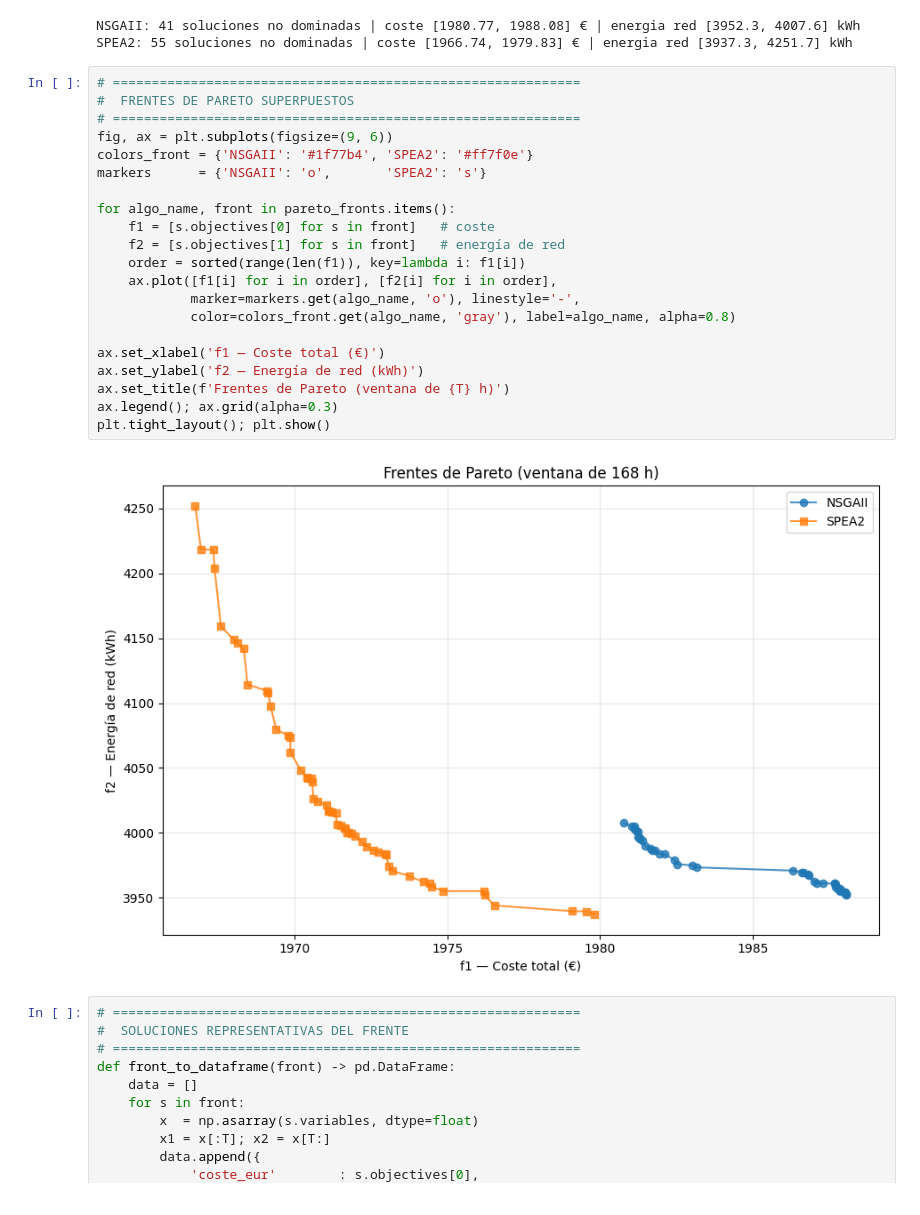
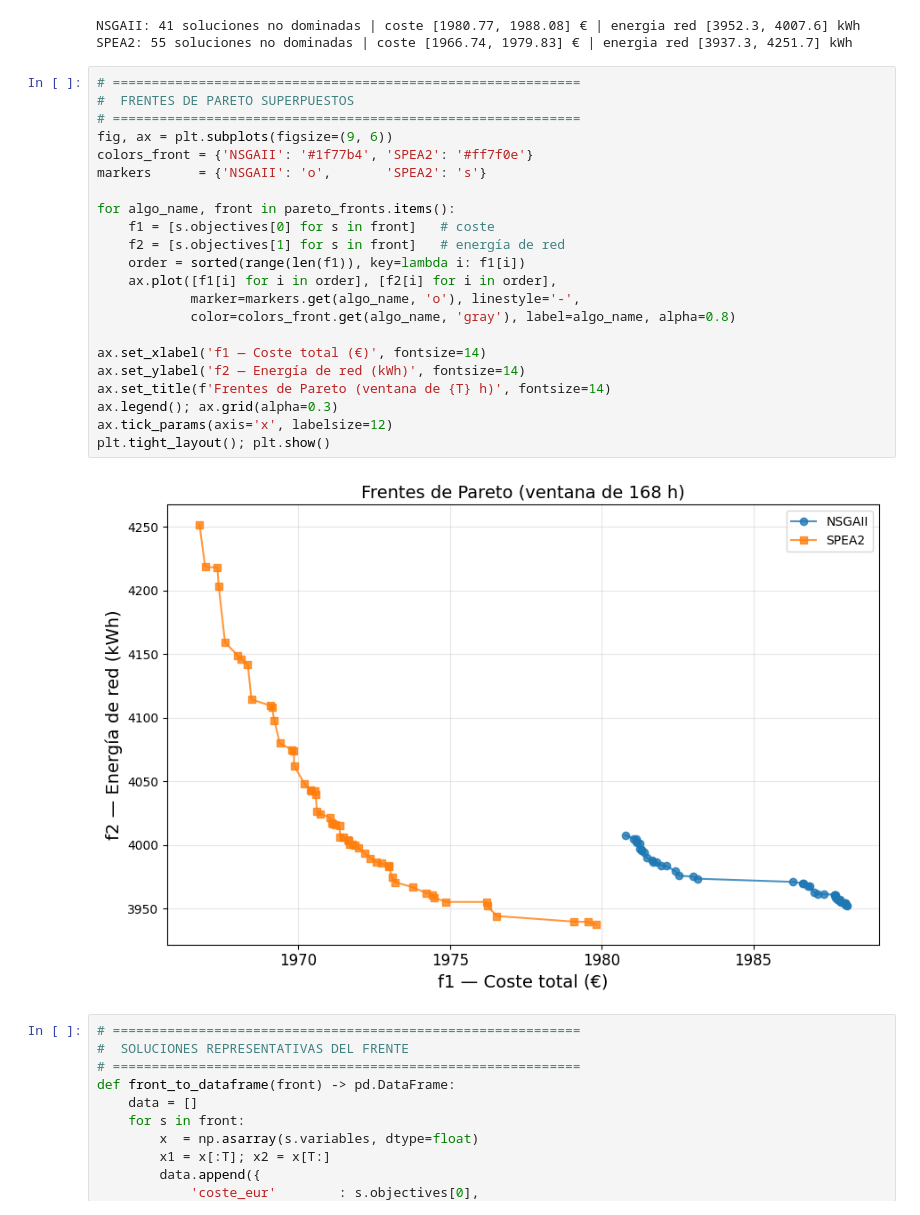
Before and after one commit to NereaPerez473/Reto04_Grupo05, a Jupyter notebook: optimizacion/Optimizacion.ipynb, the cells around one changed output. Saved outputs shown, nothing was run; the diff lists cells and outputs as text.

```diff
--- a/optimizacion/Optimizacion.ipynb
+++ b/optimizacion/Optimizacion.ipynb
@@ -985,26 +992,27 @@ SPEA2: 55 soluciones no dominadas | coste [1966.74, 1979.83] € | energia red [
 # %%
 # ============================================================
 #  FRENTES DE PARETO SUPERPUESTOS
 # ============================================================
 fig, ax = plt.subplots(figsize=(9, 6))
 colors_front = {'NSGAII': '#1f77b4', 'SPEA2': '#ff7f0e'}
 markers      = {'NSGAII': 'o',       'SPEA2': 's'}
 
 for algo_name, front in pareto_fronts.items():
     f1 = [s.objectives[0] for s in front]   # coste
     f2 = [s.objectives[1] for s in front]   # energía de red
     order = sorted(range(len(f1)), key=lambda i: f1[i])
     ax.plot([f1[i] for i in order], [f2[i] for i in order],
             marker=markers.get(algo_name, 'o'), linestyle='-',
             color=colors_front.get(algo_name, 'gray'), label=algo_name, alpha=0.8)
 
-ax.set_xlabel('f1 — Coste total (€)')
-ax.set_ylabel('f2 — Energía de red (kWh)')
-ax.set_title(f'Frentes de Pareto (ventana de {T} h)')
+ax.set_xlabel('f1 — Coste total (€)', fontsize=14)
+ax.set_ylabel('f2 — Energía de red (kWh)', fontsize=14)
+ax.set_title(f'Frentes de Pareto (ventana de {T} h)', fontsize=14)
 ax.legend(); ax.grid(alpha=0.3)
+ax.tick_params(axis='x', labelsize=12)
 plt.tight_layout(); plt.show()
 # %% [output]
-[figure, old version]
+[figure, new version]
 # %%
 # ============================================================
 #  SOLUCIONES REPRESENTATIVAS DEL FRENTE
```
Also changed, not shown: parts of 5 cells of this notebook, 1 other file.
